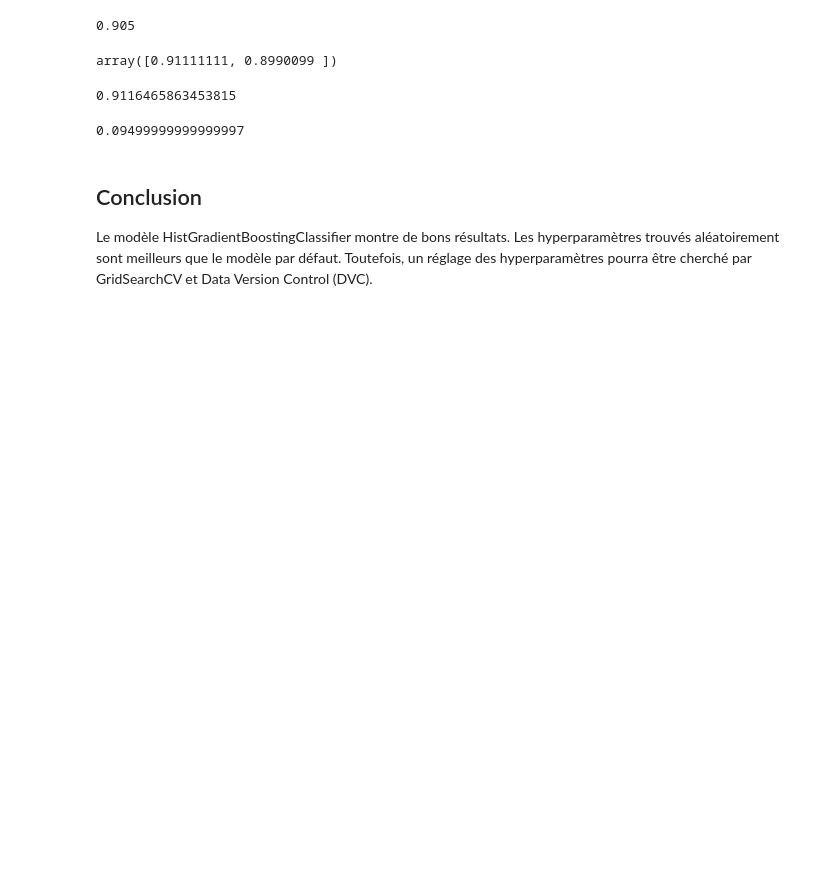
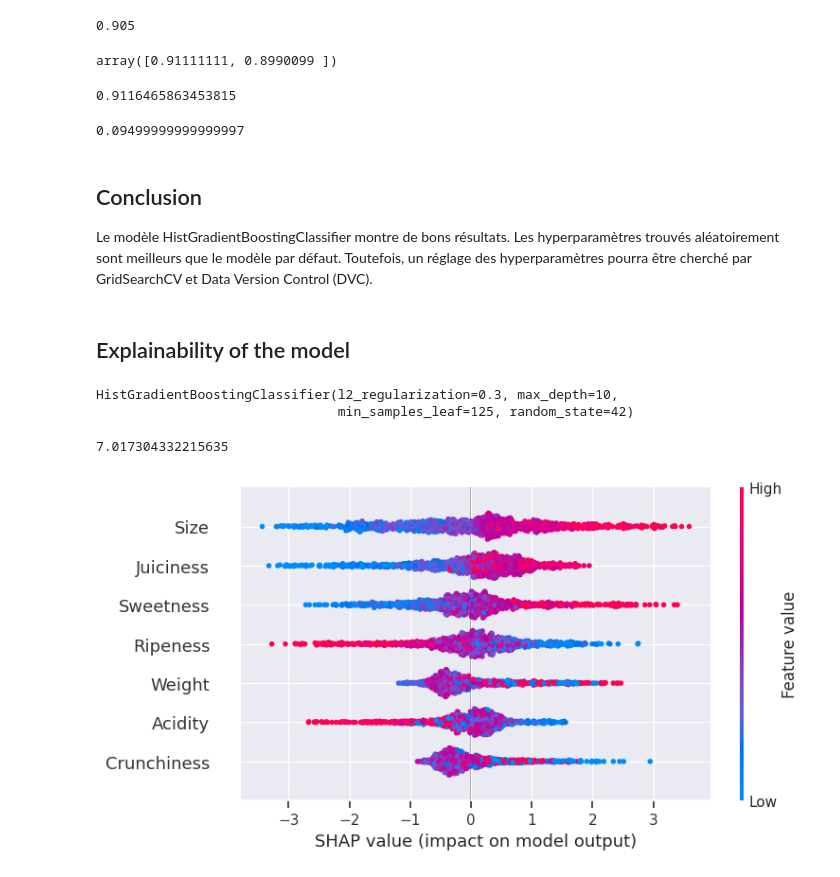
Before and after one commit to sha-cmd/Adam, a Jupyter notebook: notebook/machine_learning.ipynb, the cells around one changed output. Saved outputs shown, nothing was run; the diff lists cells and outputs as text; code cells hidden in the pictures; blank space fills up the shorter version.

```diff
--- a/notebook/machine_learning.ipynb
+++ b/notebook/machine_learning.ipynb
@@ -452,3 +453,5 @@ zero_one_loss(y_test, model.predict(X_test), normalize=True)
 Le modèle HistGradientBoostingClassifier montre de bons résultats. Les hyperparamètres trouvés aléatoirement sont meilleurs que
 le modèle par défaut.
 Toutefois, un réglage des hyperparamètres pourra être cherché par GridSearchCV et Data Version Control (DVC).
+# %% [markdown]
+## Explainability of the model
@@ -454,0 +460,20 @@ Toutefois, un réglage des hyperparamètres pourra être cherché par GridSearch
+# %%
+model = HistGradientBoostingClassifier(l2_regularization=0.3, max_depth=10, random_state=42, min_samples_leaf=125)
+model.fit(X_train, y_train.to_numpy().ravel())
+# %% [output]
+HistGradientBoostingClassifier(l2_regularization=0.3, max_depth=10,
+                               min_samples_leaf=125, random_state=42)
+# %%
+pred = model.predict(X_test)
+
+explainer = shap.TreeExplainer(model)
+explanation = explainer(X_test)
+
+shap_values = explanation.values
+np.abs(shap_values.sum(axis=1) + explanation.base_values - pred).max()
+# %% [output]
+7.017304332215635
+# %%
+shap.plots.beeswarm(explanation)
+# %% [output]
+[figure, added]
```
Also changed, not shown: parts of 13 cells of this notebook.
